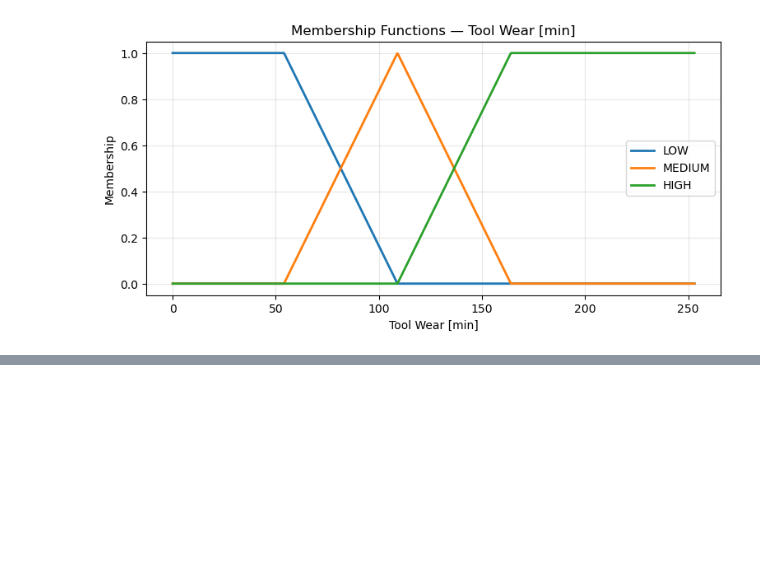
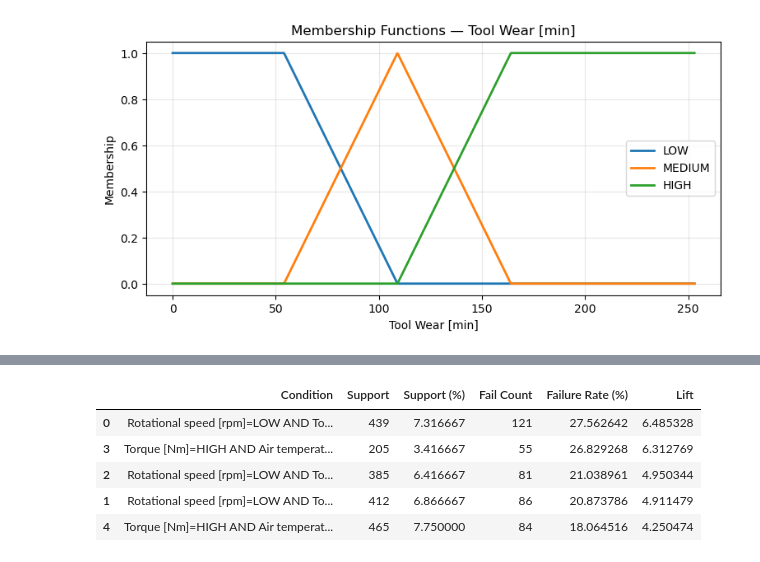
Before and after one commit to Chipzgk/An-Evolving-Fuzzy-Reasoning-System-for-Sensor-Stream-Anomaly-Detection-under-Concept-Drift, a Jupyter notebook: notebooks/02_static_fuzzy_baseline.ipynb, the cells around one changed output, grey strips where cells are left out. Saved outputs shown, nothing was run; the diff lists cells and outputs as text; code cells hidden in the pictures; blank space fills up the shorter version.

```diff
--- a/notebooks/02_static_fuzzy_baseline.ipynb
+++ b/notebooks/02_static_fuzzy_baseline.ipynb
@@ -789,0 +1117,77 @@ for title, universe, low, medium, high in mf_configs:
+# %%
+# Phase 2.4.6 — Triple condition failure rate analysis
+
+triple_conditions = [
+    (
+        ("Rotational speed [rpm]", "LOW"),
+        ("Torque [Nm]", "HIGH"),
+        ("Air temperature [K]", "HIGH")
+    ),
+    (
+        ("Rotational speed [rpm]", "LOW"),
+        ("Torque [Nm]", "HIGH"),
+        ("Tool wear [min]", "HIGH")
+    ),
+    (
+        ("Rotational speed [rpm]", "LOW"),
+        ("Torque [Nm]", "HIGH"),
+        ("Process temperature [K]", "HIGH")
+    ),
+    (
+        ("Torque [Nm]", "HIGH"),
+        ("Air temperature [K]", "HIGH"),
+        ("Tool wear [min]", "HIGH")
+    ),
+    (
+        ("Torque [Nm]", "HIGH"),
+        ("Air temperature [K]", "HIGH"),
+        ("Process temperature [K]", "HIGH")
+    ),
+]
+
+triple_analysis = []
+
+for conditions in triple_conditions:
+    mask = pd.Series(True, index=pattern_df.index)
+
+    condition_text = []
+
+    for sensor, term in conditions:
+        fuzzy_col = sensor + " fuzzy"
+        mask &= pattern_df[fuzzy_col] == term
+        condition_text.append(f"{sensor}={term}")
+
+    subset = pattern_df[mask]
+
+    support = len(subset)
+    fail_count = subset["Machine failure"].sum()
+
+    failure_rate = (
+        fail_count / support * 100
+        if support > 0 else 0
+    )
+
+    triple_analysis.append({
+        "Condition": " AND ".join(condition_text),
+        "Support": support,
+        "Support (%)": support / len(pattern_df) * 100,
+        "Fail Count": fail_count,
+        "Failure Rate (%)": failure_rate,
+        "Lift": failure_rate / 4.25 if support > 0 else 0
+    })
+
+triple_analysis_df = pd.DataFrame(triple_analysis)
+
+display(
+    triple_analysis_df.sort_values(
+        "Failure Rate (%)",
+        ascending=False
+    )
+)
+# %% [output]
+|  | Condition | Support | Support (%) | Fail Count | Failure Rate (%) | Lift |
+| 0 | Rotational speed [rpm]=LOW AND To... | 439 | 7.316667 | 121 | 27.562642 | 6.485328 |
+| 3 | Torque [Nm]=HIGH AND Air temperat... | 205 | 3.416667 | 55 | 26.829268 | 6.312769 |
+| 2 | Rotational speed [rpm]=LOW AND To... | 385 | 6.416667 | 81 | 21.038961 | 4.950344 |
+| 1 | Rotational speed [rpm]=LOW AND To... | 412 | 6.866667 | 86 | 20.873786 | 4.911479 |
+| 4 | Torque [Nm]=HIGH AND Air temperat... | 465 | 7.750000 | 84 | 18.064516 | 4.250474 |
```
Also changed, not shown: parts of 16 cells of this notebook, 1 other file.
